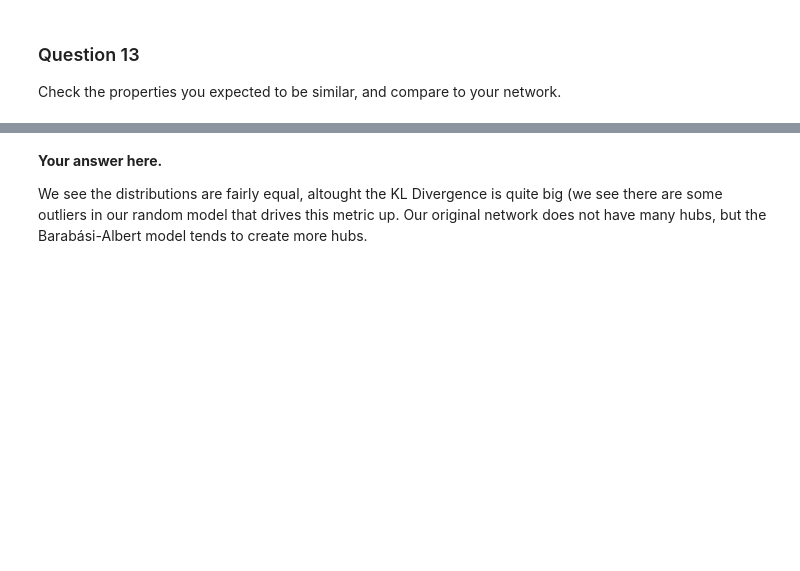
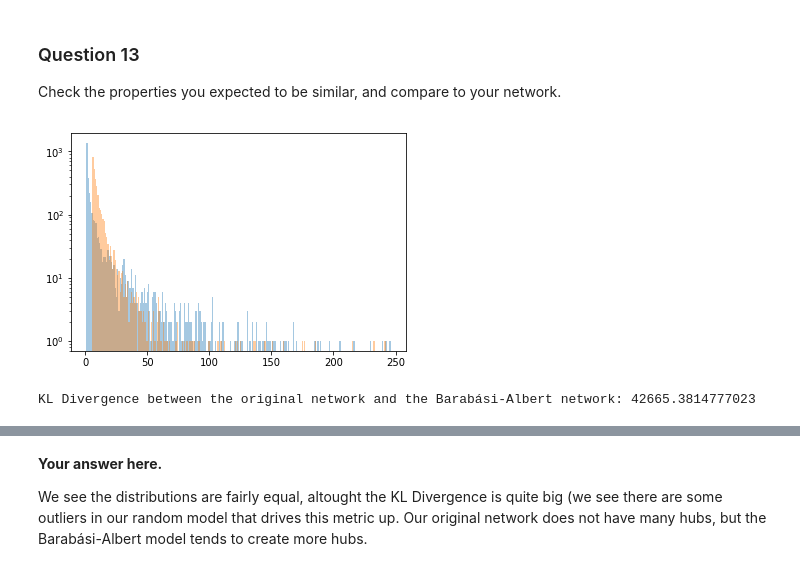
Before and after one commit to rusucosmin/ntp, a Jupyter notebook: 2_network_models.ipynb, the cells around one changed output, grey strips where cells are left out. Cells and saved outputs as stored; diff of their text form; code cells hidden in the pictures; blank space fills up the shorter version.

Commit message:
Kl and random Network model changes

```diff
--- a/2_network_models.ipynb
+++ b/2_network_models.ipynb
@@ -353,10 +516,18 @@ print(f"Barabási-Albert network number of nodes: {ba_graph.shape[0]} and edges:
 Check the properties you expected to be similar, and compare to your network.
 # %%
 # Your code here.
-degree_network = np.where(adjacency > 0, 1, 0).sum(axis = 1) / np.where(adjacency > 0, 1, 0).sum()
-degree_ba_network = ba_graph.sum(axis = 1) / ba_graph.sum()
+one_adjacency = np.where(adjacency > 0, 1, 0)
+x = one_adjacency.sum(axis = 1)
+degree_network = x[x>0]
+degree_ba_network = ba_graph.sum(axis = 1)
 
-assert(np.abs(1 - degree_network.sum()) < 0.0001)
-assert(np.abs(1 - degree_ba_network.sum()) < 0.001)
+
+plt.hist(degree_network, bins = 237, alpha=0.4, log = True)
+plt.hist(degree_ba_network, bins = 237, alpha=0.4, log = True)
+
+plt.show()
 
 print(f"KL Divergence between the original network and the Barabási-Albert network: {kl_divergence(degree_network, degree_ba_network)}")
+# %% [output]
+[figure, added]
+KL Divergence between the original network and the Barabási-Albert network: 42665.3814777023
```
Also changed, not shown: parts of 32 cells of this notebook, 1 other file.
